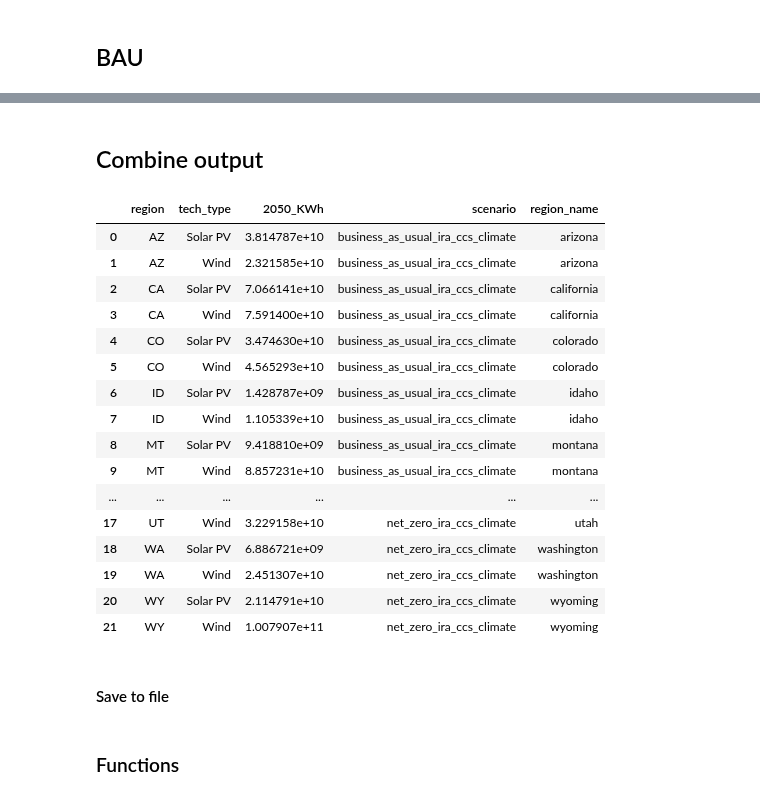
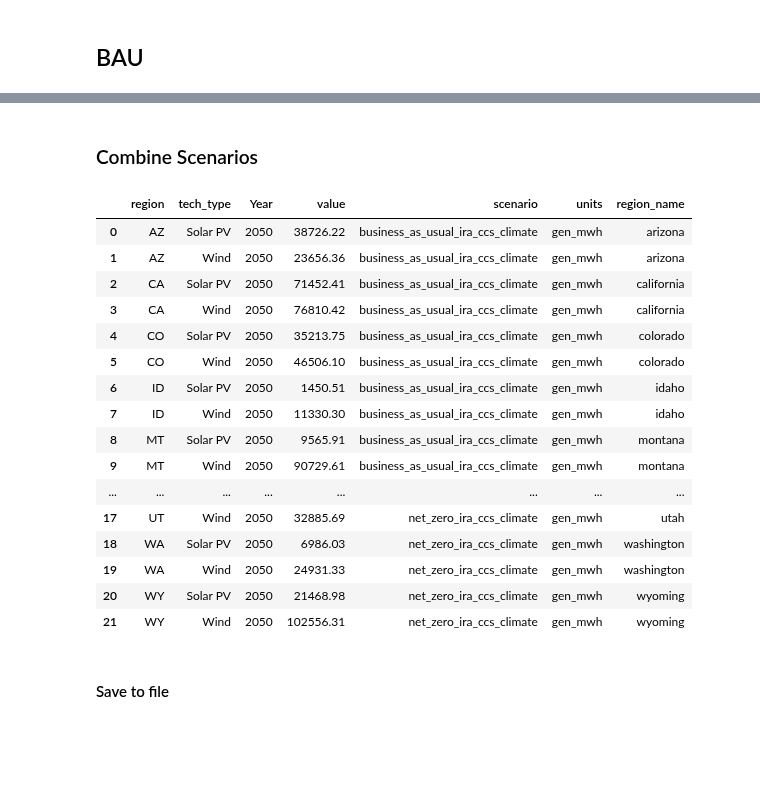
Before and after one commit to GODEEEP/mongird-etal_2024, a Jupyter notebook: notebooks/prepare_gcam_data.ipynb, the cells around one changed output, grey strips where cells are left out. Drawn from its saved outputs; the diff is of its cells as text; code cells hidden in the pictures; blank space fills up the shorter version.

```diff
--- a/notebooks/prepare_gcam_data.ipynb
+++ b/notebooks/prepare_gcam_data.ipynb
@@ -109,6 +129,6 @@ renewable_dict = {'wind': ['wind_base', 'wind_base_storage','wind_int', 'wind_su
 # %%
-# read in file
-nz_generation = pd.read_excel(os.path.join(gcam_data_dir, nz_gcam_db_file))
+# net zero generation data
+nz_generation = nz_conn.runQuery(get_query_by_name(queries, generation_query_name), regions=region_list)
 
 # reduce to western interconnection states
 nz_generation = nz_generation[nz_generation.region.isin(WECC.keys())]
@@ -119,15 +139,25 @@ nz_generation = nz_generation[(nz_generation.technology.isin(renewable_dict['win
 
 # simplify naming and columns to include
 nz_generation['tech_type'] = np.where((nz_generation.technology.isin(renewable_dict['wind'])), 'Wind', 'Solar PV')
-nz_generation = nz_generation[['region', 2050, 'tech_type']]
+nz_generation = nz_generation[['region', 'Year', 'tech_type', 'value']]
+
+# select year of interest
+nz_generation = nz_generation[nz_generation.Year == 2050]
 
 # group data by technology type
 nz_generation = nz_generation.groupby(['region','tech_type'], as_index=False).sum()
 
 # convert generation to TWh
-nz_generation[2050] = round(nz_generation[2050] * EXAJOULES_TO_KWH, 0)
+nz_generation['value'] = round(nz_generation['value'] * EXAJOULES_TO_MWH, 2)
 
 # set scenario name
 nz_generation['scenario'] = 'net_zero_ira_ccs_climate'
+
+# assign units
+nz_generation['units'] = 'gen_mwh'
+
+# assign year
+nz_generation['Year'] = 2050
+
 nz_generation
 # %% [output]
@@ -151,8 +181,8 @@ nz_generation
 # %% [markdown]
 ## BAU
 # %%
-# read in file
-bau_generation = pd.read_excel(os.path.join(gcam_data_dir, bau_gcam_db_file))
+# bau generation data
+bau_generation = bau_conn.runQuery(get_query_by_name(queries, generation_query_name), regions=region_list)
 
 # reduce to western interconnection states
 bau_generation = bau_generation[bau_generation.region.isin(WECC.keys())]
@@ -163,12 +193,24 @@ bau_generation = bau_generation[(bau_generation.technology.isin(renewable_dict['
 
 # simplify naming and columns to include
 bau_generation['tech_type'] = np.where((bau_generation.technology.isin(renewable_dict['wind'])), 'Wind', 'Solar PV')
-bau_generation = bau_generation[['region', 2050, 'tech_type']]
+bau_generation = bau_generation[['region', 'Year', 'tech_type', 'value']]
+
+# select year of interest
+bau_generation = bau_generation[bau_generation.Year == 2050]
 
 # group data by technology type
 bau_generation = bau_generation.groupby(['region','tech_type'], as_index=False).sum()
 
 # convert generation to TWh
-bau_generation[2050] = round(bau_generation[2050] * EXAJOULES_TO_KWH, 0)
+bau_generation['value'] = round(bau_generation['value'] * EXAJOULES_TO_MWH, 2)
 
+# set scenario name
 bau_generation['scenario'] = 'business_as_usual_ira_ccs_climate'
+
+# assign units
+bau_generation['units'] = 'gen_mwh'
+
+#assign year
+bau_generation['Year'] = 2050
+
+bau_generation
@@ -175,37 +235,32 @@ bau_generation['scenario'] = 'business_as_usual_ira_ccs_climate'
 # %% [markdown]
-## Combine output
+### Combine Scenarios
 # %%
 # combine bau and net zero files
 gcam_data = pd.concat([bau_generation, nz_generation])
-
-# rename generation column
-gcam_data = gcam_data.rename(columns= {2050:'2050_KWh'})
 
 # collect full state names
 gcam_data['region_name'] = gcam_data['region'].map(WECC)
 
 gcam_data
 # %% [output]
-|  | region | tech_type | 2050_KWh | scenario | region_name |
-| 0 | AZ | Solar PV | 3.814787e+10 | business_as_usual_ira_ccs_climate | arizona |
-| 1 | AZ | Wind | 2.321585e+10 | business_as_usual_ira_ccs_climate | arizona |
-| 2 | CA | Solar PV | 7.066141e+10 | business_as_usual_ira_ccs_climate | california |
-| 3 | CA | Wind | 7.591400e+10 | business_as_usual_ira_ccs_climate | california |
-| 4 | CO | Solar PV | 3.474630e+10 | business_as_usual_ira_ccs_climate | colorado |
-| 5 | CO | Wind | 4.565293e+10 | business_as_usual_ira_ccs_climate | colorado |
-| 6 | ID | Solar PV | 1.428787e+09 | business_as_usual_ira_ccs_climate | idaho |
-| 7 | ID | Wind | 1.105339e+10 | business_as_usual_ira_ccs_climate | idaho |
-| 8 | MT | Solar PV | 9.418810e+09 | business_as_usual_ira_ccs_climate | montana |
-| 9 | MT | Wind | 8.857231e+10 | business_as_usual_ira_ccs_climate | montana |
-| ... | ... | ... | ... | ... | ... |
-| 17 | UT | Wind | 3.229158e+10 | net_zero_ira_ccs_climate | utah |
-| 18 | WA | Solar PV | 6.886721e+09 | net_zero_ira_ccs_climate | washington |
-| 19 | WA | Wind | 2.451307e+10 | net_zero_ira_ccs_climate | washington |
-| 20 | WY | Solar PV | 2.114791e+10 | net_zero_ira_ccs_climate | wyoming |
-| 21 | WY | Wind | 1.007907e+11 | net_zero_ira_ccs_climate | wyoming |
+|  | region | tech_type | Year | value | scenario | units | region_name |
+| 0 | AZ | Solar PV | 2050 | 38726.22 | business_as_usual_ira_ccs_climate | gen_mwh | arizona |
+| 1 | AZ | Wind | 2050 | 23656.36 | business_as_usual_ira_ccs_climate | gen_mwh | arizona |
+| 2 | CA | Solar PV | 2050 | 71452.41 | business_as_usual_ira_ccs_climate | gen_mwh | california |
+| 3 | CA | Wind | 2050 | 76810.42 | business_as_usual_ira_ccs_climate | gen_mwh | california |
+| 4 | CO | Solar PV | 2050 | 35213.75 | business_as_usual_ira_ccs_climate | gen_mwh | colorado |
+| 5 | CO | Wind | 2050 | 46506.10 | business_as_usual_ira_ccs_climate | gen_mwh | colorado |
+| 6 | ID | Solar PV | 2050 | 1450.51 | business_as_usual_ira_ccs_climate | gen_mwh | idaho |
+| 7 | ID | Wind | 2050 | 11330.30 | business_as_usual_ira_ccs_climate | gen_mwh | idaho |
+| 8 | MT | Solar PV | 2050 | 9565.91 | business_as_usual_ira_ccs_climate | gen_mwh | montana |
+| 9 | MT | Wind | 2050 | 90729.61 | business_as_usual_ira_ccs_climate | gen_mwh | montana |
+| ... | ... | ... | ... | ... | ... | ... | ... |
+| 17 | UT | Wind | 2050 | 32885.69 | net_zero_ira_ccs_climate | gen_mwh | utah |
+| 18 | WA | Solar PV | 2050 | 6986.03 | net_zero_ira_ccs_climate | gen_mwh | washington |
+| 19 | WA | Wind | 2050 | 24931.33 | net_zero_ira_ccs_climate | gen_mwh | washington |
+| 20 | WY | Solar PV | 2050 | 21468.98 | net_zero_ira_ccs_climate | gen_mwh | wyoming |
+| 21 | WY | Wind | 2050 | 102556.31 | net_zero_ira_ccs_climate | gen_mwh | wyoming |
 # %% [markdown]
 #### Save to file
 # %%
 gcam_data.to_csv(output_path, index=False)
-# %% [markdown]
-### Functions
```
Also changed, not shown: parts of 32 cells of this notebook.
